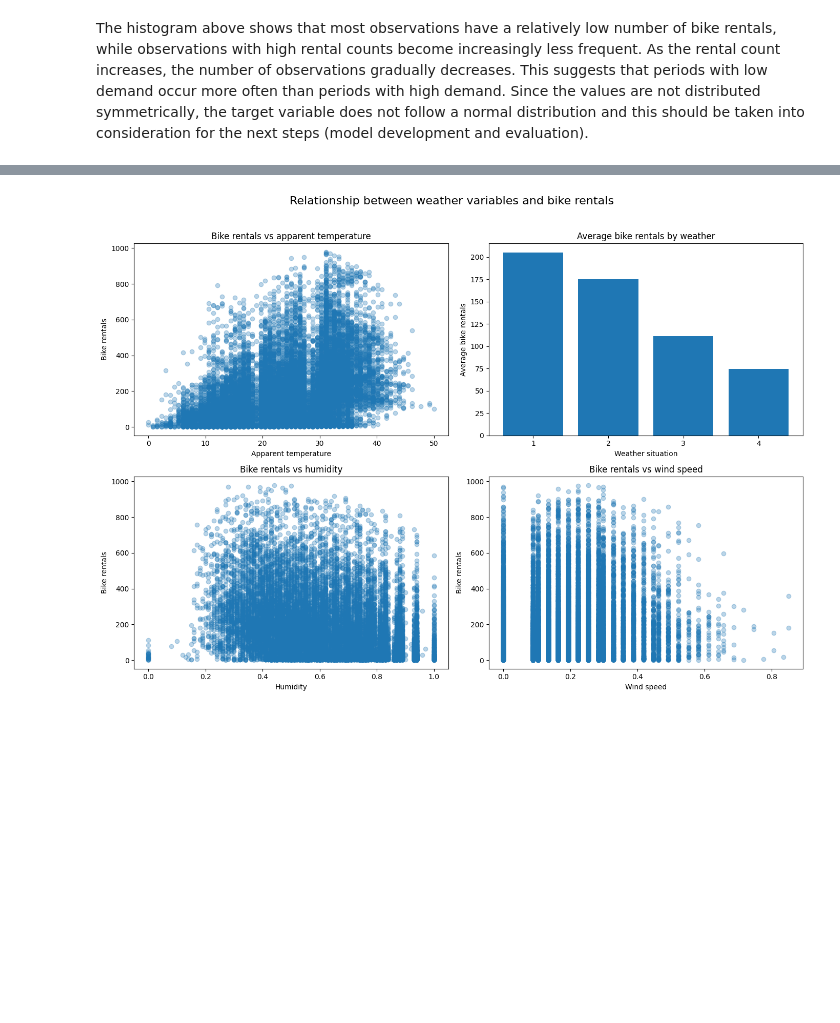
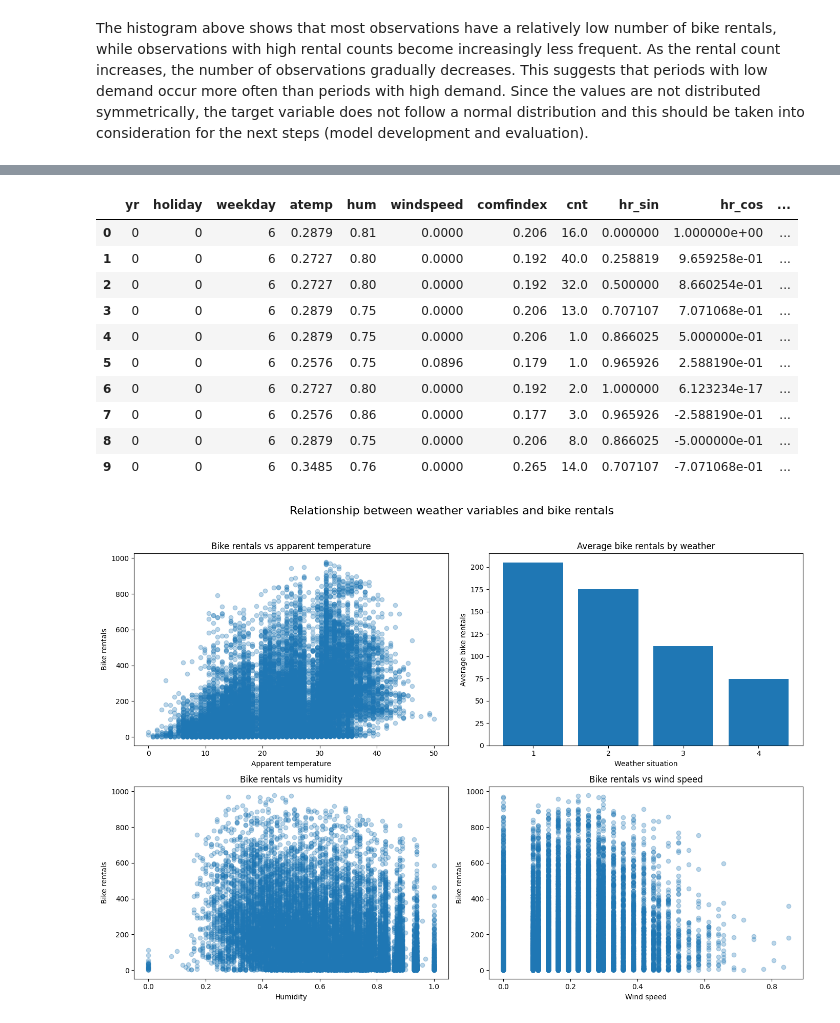
Before and after one commit to Haidewitzga/OML, a Jupyter notebook: 260713_exam/main.ipynb, the cells around one changed output, grey strips where cells are left out. Cells and saved outputs as stored; diff of their text form; code cells hidden in the pictures; blank space fills up the shorter version.

```diff
--- a/260713_exam/main.ipynb
+++ b/260713_exam/main.ipynb
@@ -480,3 +501,24 @@ The monthly distribution shows a steady increase in average bike rentals from wi
+# %%
+columns_to_drop = [
+"season_2",
+"season_3",
+"season_4",
+]
+
+df_encoded = df_encoded.drop(columns=columns_to_drop)
+df_encoded.head(10)
+# %% [output]
+|  | yr | holiday | weekday | atemp | hum | windspeed | comfindex | cnt | hr_sin | hr_cos | ... |
+| 0 | 0 | 0 | 6 | 0.2879 | 0.81 | 0.0000 | 0.206 | 16.0 | 0.000000 | 1.000000e+00 | ... |
+| 1 | 0 | 0 | 6 | 0.2727 | 0.80 | 0.0000 | 0.192 | 40.0 | 0.258819 | 9.659258e-01 | ... |
+| 2 | 0 | 0 | 6 | 0.2727 | 0.80 | 0.0000 | 0.192 | 32.0 | 0.500000 | 8.660254e-01 | ... |
+| 3 | 0 | 0 | 6 | 0.2879 | 0.75 | 0.0000 | 0.206 | 13.0 | 0.707107 | 7.071068e-01 | ... |
+| 4 | 0 | 0 | 6 | 0.2879 | 0.75 | 0.0000 | 0.206 | 1.0 | 0.866025 | 5.000000e-01 | ... |
+| 5 | 0 | 0 | 6 | 0.2576 | 0.75 | 0.0896 | 0.179 | 1.0 | 0.965926 | 2.588190e-01 | ... |
+| 6 | 0 | 0 | 6 | 0.2727 | 0.80 | 0.0000 | 0.192 | 2.0 | 1.000000 | 6.123234e-17 | ... |
+| 7 | 0 | 0 | 6 | 0.2576 | 0.86 | 0.0000 | 0.177 | 3.0 | 0.965926 | -2.588190e-01 | ... |
+| 8 | 0 | 0 | 6 | 0.2879 | 0.75 | 0.0000 | 0.206 | 8.0 | 0.866025 | -5.000000e-01 | ... |
+| 9 | 0 | 0 | 6 | 0.3485 | 0.76 | 0.0000 | 0.265 | 14.0 | 0.707107 | -7.071068e-01 | ... |
 # %%
 # Calculate average rentals for each weather category
 weather = df_clean.groupby("weathersit")["cnt"].mean()
```
Also changed, not shown: parts of 9 cells of this notebook.
